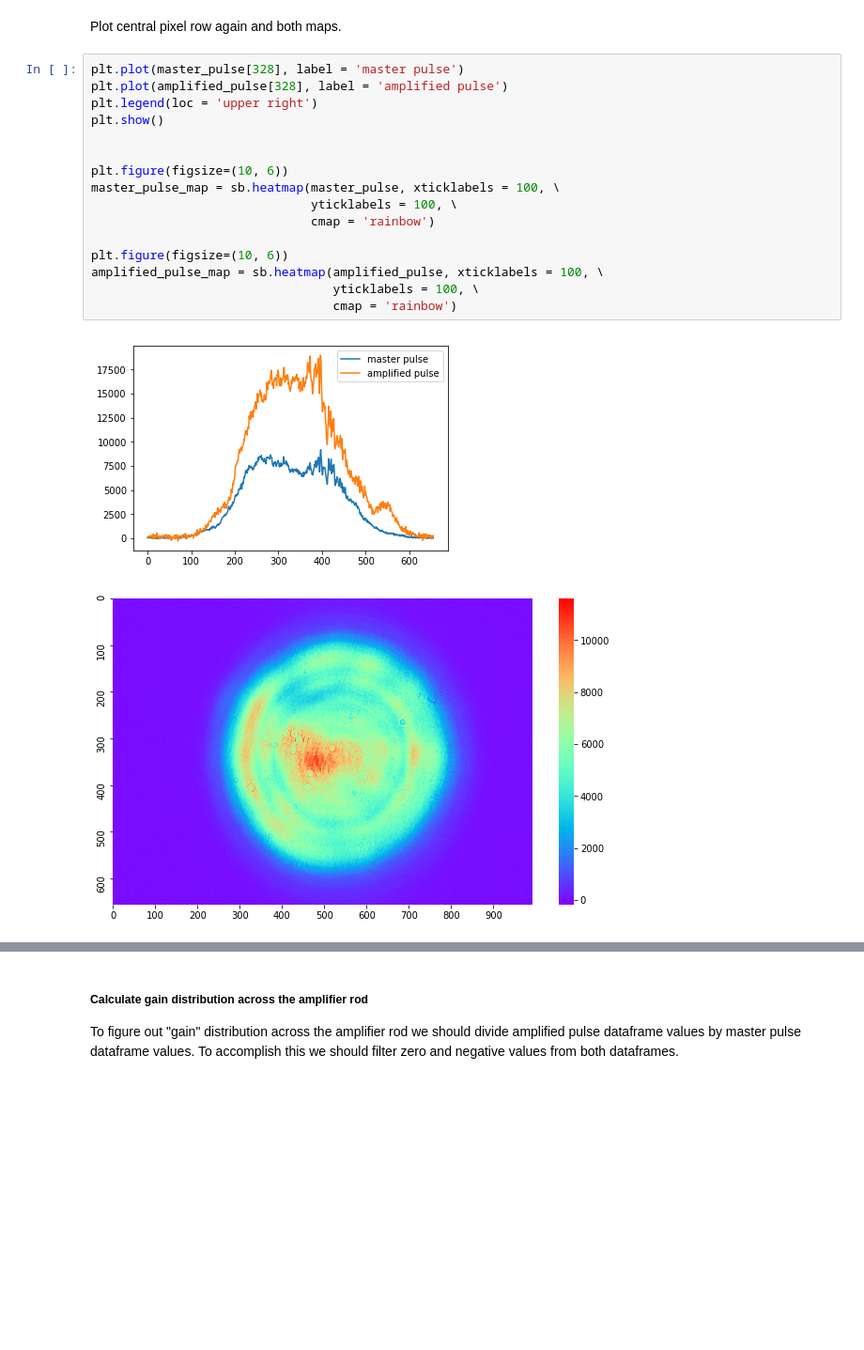
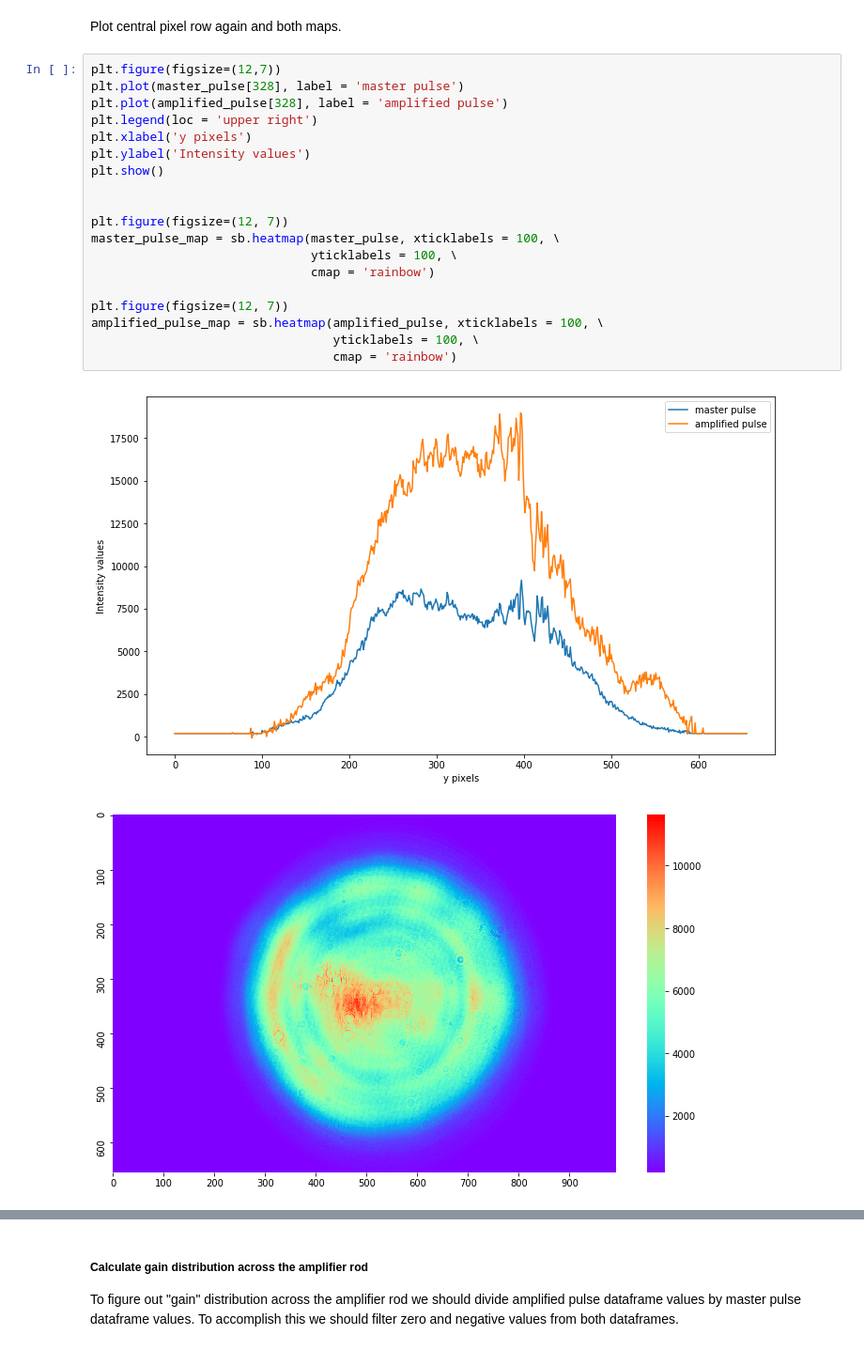
Before and after one commit to lepchenkov/Laser_amplification_mapper, a Jupyter notebook: Beam_Intensity_Analisys.ipynb, the cells around one changed output, grey strips where cells are left out. Shown at 94% size. Drawn from its saved outputs; the diff is of its cells as text; blank space fills up the shorter version.

```diff
--- a/Beam_Intensity_Analisys.ipynb
+++ b/Beam_Intensity_Analisys.ipynb
@@ -82,21 +85,24 @@ amplified_pulse = pd.DataFrame(amplified_pulse.values * 2,\
 # %% [markdown]
 <p>Plot central pixel row again and both maps.</p>
 # %%
+plt.figure(figsize=(12,7))
 plt.plot(master_pulse[328], label = 'master pulse')
 plt.plot(amplified_pulse[328], label = 'amplified pulse')
 plt.legend(loc = 'upper right')
+plt.xlabel('y pixels')
+plt.ylabel('Intensity values')
 plt.show()
 
 
-plt.figure(figsize=(10, 6))
+plt.figure(figsize=(12, 7))
 master_pulse_map = sb.heatmap(master_pulse, xticklabels = 100, \
                               yticklabels = 100, \
                               cmap = 'rainbow')
 
-plt.figure(figsize=(10, 6))
+plt.figure(figsize=(12, 7))
 amplified_pulse_map = sb.heatmap(amplified_pulse, xticklabels = 100, \
                                  yticklabels = 100, \
                                  cmap = 'rainbow')
 # %% [output]
-[figure, old version]
+[figure, new version]
-[figure, old version]
+[figure, new version]
```
Also changed, not shown: parts of 8 cells of this notebook.
